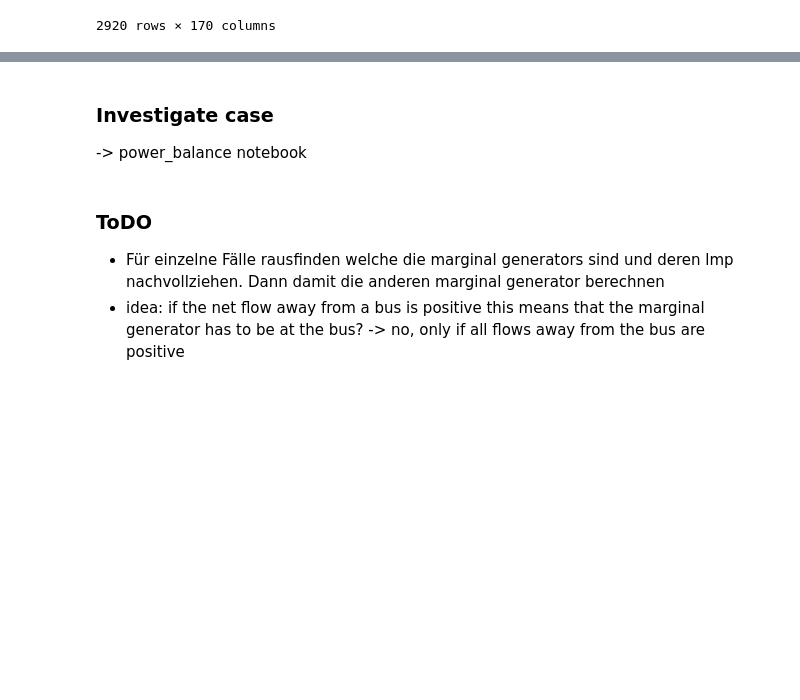
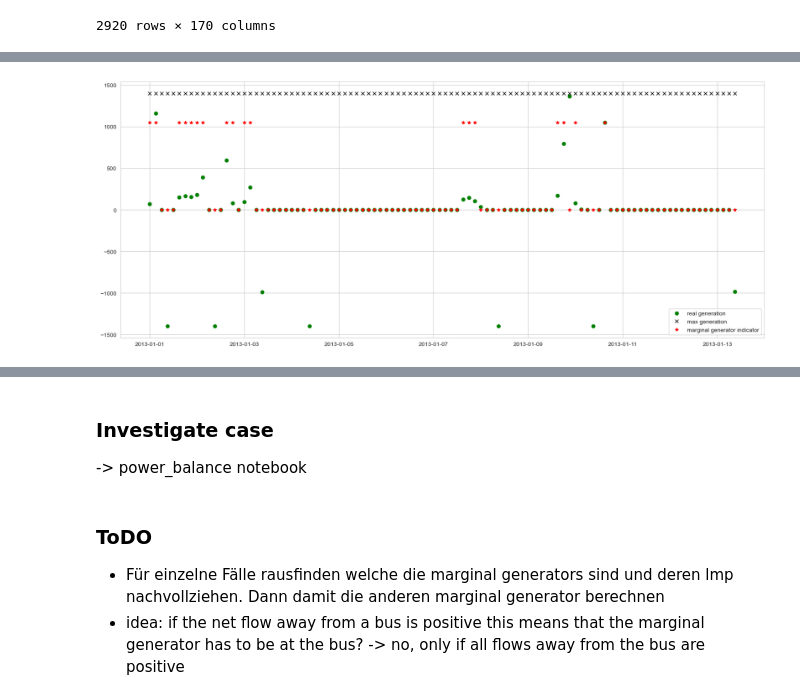
Before and after one commit to JulianGeis/master_thesis, a Jupyter notebook: notebooks/merit_order_analysis.ipynb, the cells around one changed output, grey strips where cells are left out. Saved outputs shown, nothing was run; the diff lists cells and outputs as text; code cells hidden in the pictures; blank space fills up the shorter version.

```diff
--- a/notebooks/merit_order_analysis.ipynb
+++ b/notebooks/merit_order_analysis.ipynb
@@ -662,0 +426,15 @@ AttributeError: 'Network' object has no attribute 'gener'
+# %%
+# indicate which storage_unit is marginal storage_unit
+th_ratio = 0.95
+th_prod_rel = 0.05
+th_prod_abs = 10
+
+# ratio has to be lower than threshold
+out_ratio[out_ratio < th_ratio] = 0.5 # th_ratio
+# output has to be greater than threshold (relatively to max_output) and greater than th_prod_abs MW
+out_prod = n.storage_units_t.p.copy()
+out_prod[(out_prod > (max_output_ts*th_prod_rel)) & (out_prod > th_prod_abs)] = 0.5 # th_prod
+out_incidence_su = out_ratio + out_prod
+out_incidence_su[out_incidence_su != 1] = 0
+out_incidence_su = out_incidence_su.astype(int)
+out_incidence_su
@@ -662,0 +463,14 @@ AttributeError: 'Network' object has no attribute 'gener'
+# %%
+# check results
+su = "BG0 1 PHS" # "BG0 1 hydro"; BG0 1 PHS
+start = 0
+end = 100
+
+plt.figure(figsize=(20, 8))
+plt.plot(n.storage_units_t.p[su][start:end], "o", color="green", label="real generation")
+plt.plot(max_output_ts[su][start:end], "x", color="black", label="max generation")
+plt.plot(out_incidence_su[su][start:end]*max_output_ts[su][start:end].mean()*0.75, ls="", color="red", marker="*", label="marginal generator indicator")
+plt.legend()
+plt.show()
+# %% [output]
+[figure, added]
```
Also changed, not shown: parts of 89 cells of this notebook, 4 other files.
